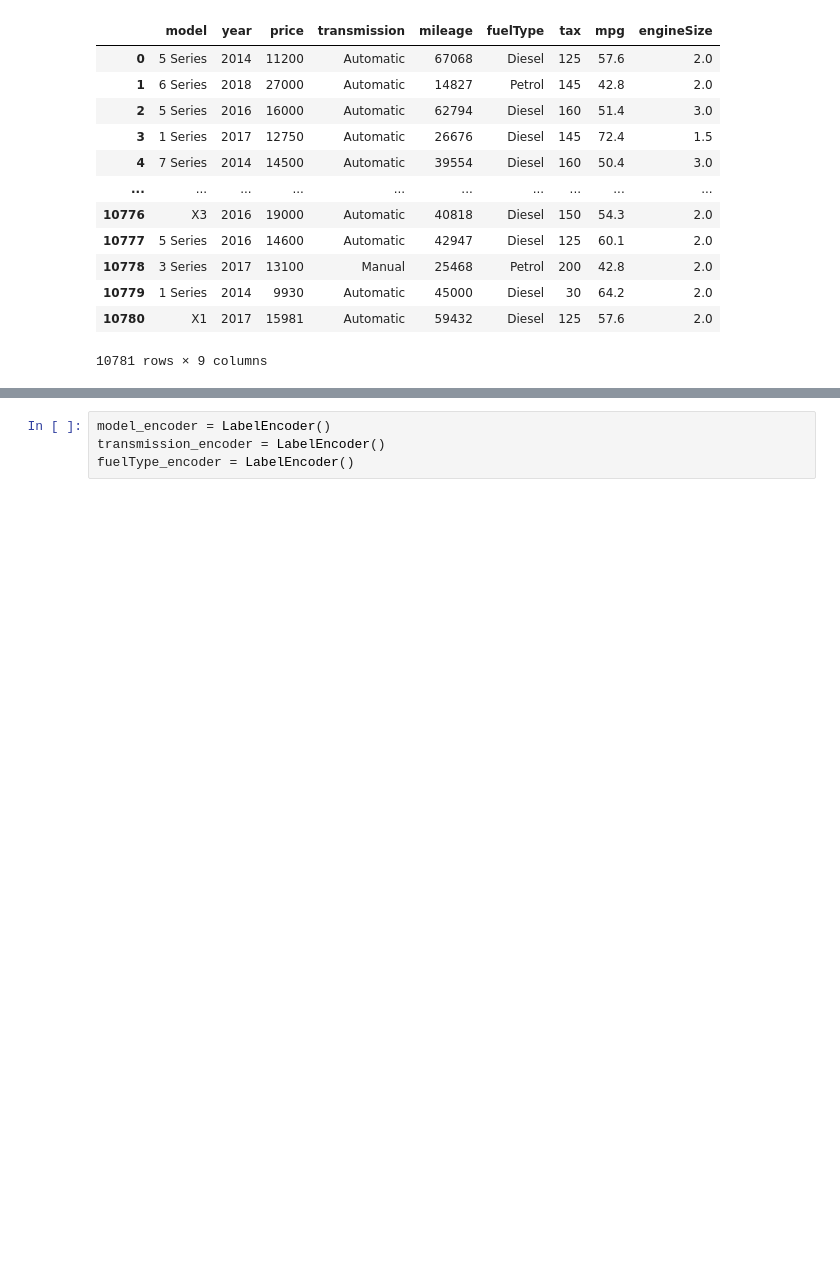
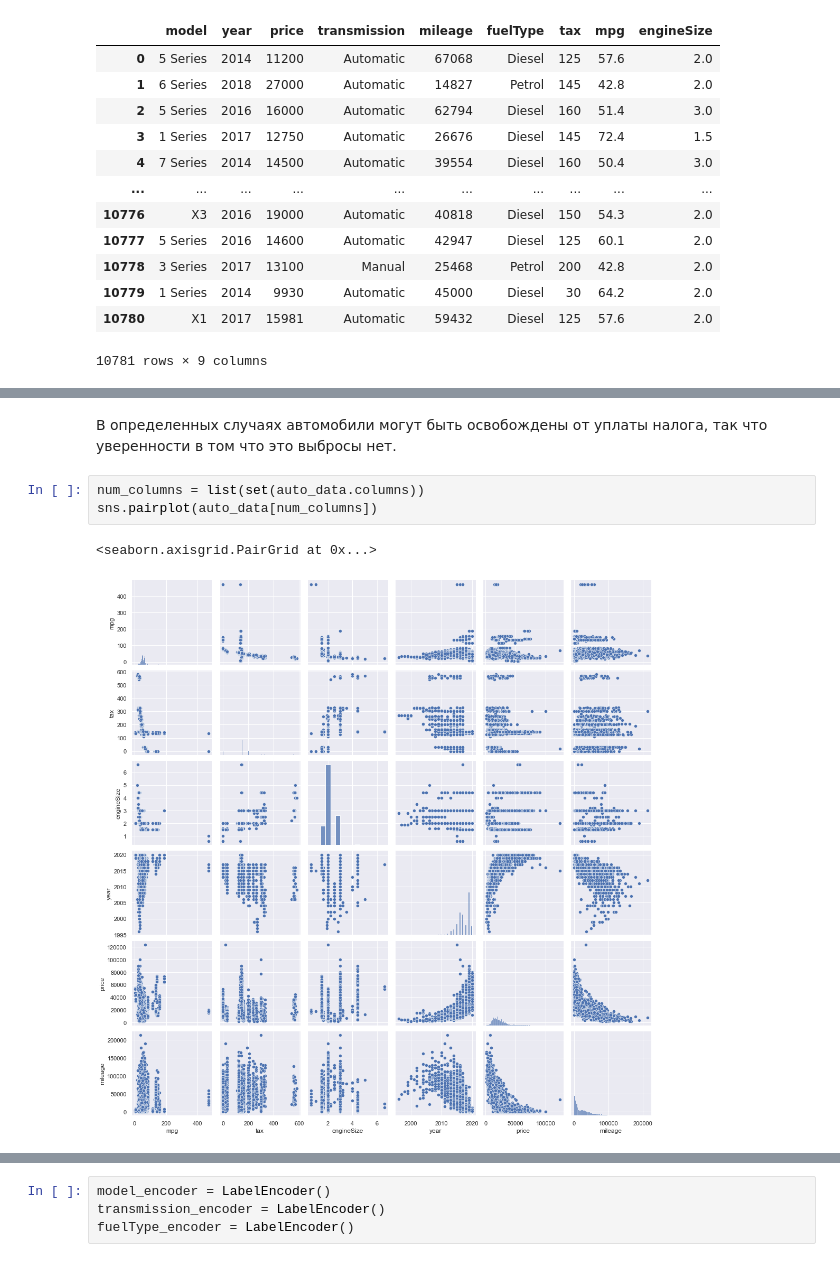
Before and after one commit to baklazhenko-dm/DataMining, a Jupyter notebook: Лабораторная 3 - регрессия/Lab3.ipynb, the cells around one changed output, grey strips where cells are left out. Saved outputs shown, nothing was run; the diff lists cells and outputs as text; blank space fills up the shorter version.

```diff
--- a/Лабораторная 3 - регрессия/Lab3.ipynb
+++ b/Лабораторная 3 - регрессия/Lab3.ipynb
@@ -35,0 +171,8 @@ auto_data
+# %% [markdown]
+В определенных случаях автомобили могут быть освобождены от уплаты налога, так что уверенности в том что это выбросы нет.
+# %%
+num_columns = list(set(auto_data.columns))
+sns.pairplot(auto_data[num_columns])
+# %% [output]
+<seaborn.axisgrid.PairGrid at 0x...>
+[figure, added]
```
Also changed, not shown: parts of 40 cells of this notebook, 1 other file.
